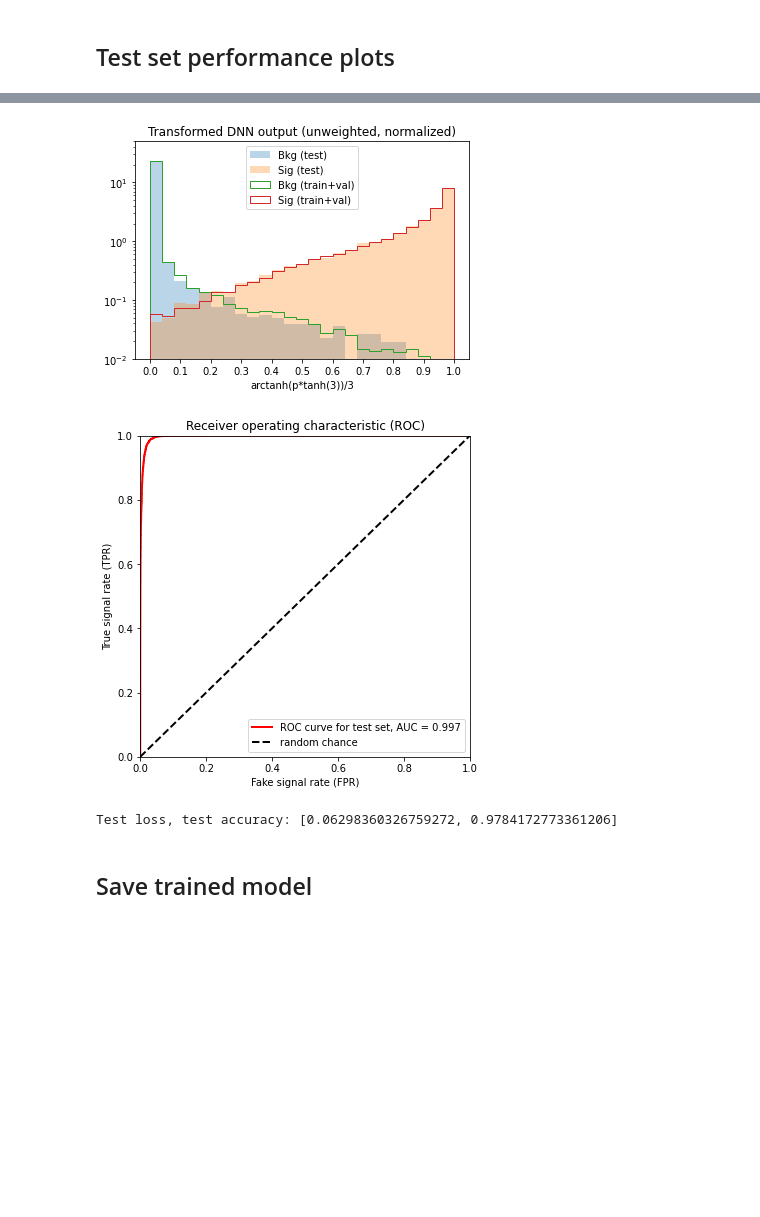
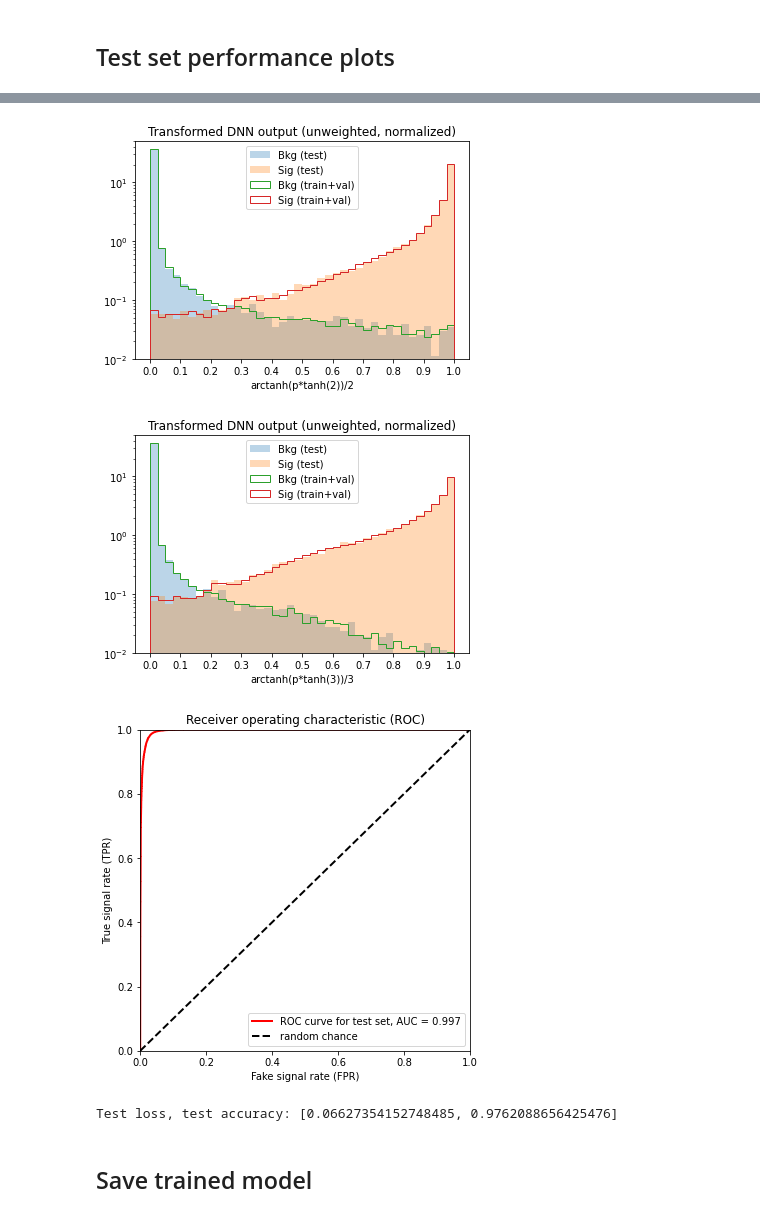
Before and after one commit to skkwan/haabbtt_neural_network, a Jupyter notebook: DNN_em_allyears-1b.ipynb, the cells around one changed output, grey strips where cells are left out. Saved outputs shown, nothing was run; the diff lists cells and outputs as text; code cells hidden in the pictures; blank space fills up the shorter version.

```diff
--- a/DNN_em_allyears-1b.ipynb
+++ b/DNN_em_allyears-1b.ipynb
@@ -289,8 +289,8 @@ for i in range(1,len(files16)):
 ###### for 1b events
 feature_list = ['pt_1', 'pt_2', 'm_btt', 'm_b1ele', 'm_b1mu',\
                 'dR_tt', 'dR_b1ele', 'dR_b1mu', 'dR_b1tt',\
-                'tt_eta', 'mT_ele', 'mT_mu', 'mT_b1', 'Dzeta',\
-                'bpt_deepflavour_1', 'tt_pt']
+                'tt_pt', 'tt_eta', 'mT_ele', 'mT_mu', 'mT_b1', 'Dzeta',\
+                'bpt_deepflavour_1']
 
 # convert root RDataFrame into pandas DataFrame, saving only the features as columns
 for i in range(1,len(files18)):
@@ -360,9 +360,9 @@ qcd_allyears.shape: (39460, 16)
 ## Split into MC/data
 # %%
 # reduce class 0 sample size for balanced training
-ZTT_allyears = ZTT_allyears.sample(n = 1196, random_state = 20)#7153->3.1%->
-TT_allyears = TT_allyears.sample(n = 35678, random_state = 20)#216569->92.5%->
-qcd_allyears = qcd_allyears.sample(n = 1697, random_state = 20)#10363->4.4%->
+ZTT_allyears = ZTT_allyears.sample(n = 3411, random_state = 20)#3.1%
+TT_allyears = TT_allyears.sample(n = 101768, random_state = 20)#92.5%
+qcd_allyears = qcd_allyears.sample(n = 4841, random_state = 20)#4.4%
 
 # collect all MC as one dataframe, separated from another datafream for observed data
 df_bkg = [ZTT_allyears, TT_allyears, qcd_allyears]
@@ -793,7 +759,7 @@ _________________________________________________________________
 # 1 epoch = 1 pass through the data set
 # typical mini-batch size = 2^n for faster computation
 history = model.fit(X_train, Y_train,
-                    epochs = 20,
+                    epochs = 10,
                     validation_data = (X_val, Y_val),
                     batch_size = 256)
 # %% [output]
@@ -875,11 +835,11 @@ for i in range(Y_train_val.shape[0]):
 # %% [markdown]
 ## Test set performance plots
 # %%
-#pyplot.hist(model.predict(X_test_bkg), density = 1, range = (0.0, 1.0), bins = 25, alpha = 0.3, label = 'Bkg (test)')
-pyplot.hist(model.predict(X_test_bkg), density = 1, range = (0.0, 1.0), bins = 25, alpha = 0.3, label = 'Bkg (test)', log = True)
-pyplot.hist(model.predict(X_test_sig), density = 1, range = (0.0, 1.0), bins = 25, alpha = 0.3, label = 'Sig (test)')
-pyplot.hist(model.predict(X_train_val_bkg), density = 1, range = (0.0, 1.0), bins = 25, label = 'Bkg (train+val)', histtype = 'step')
-pyplot.hist(model.predict(X_train_val_sig), density = 1, range = (0.0, 1.0), bins = 25, label = 'Sig (train+val)', histtype = 'step')
+#pyplot.hist(model.predict(X_test_bkg), density = 1, range = (0.0, 1.0), bins = 40, alpha = 0.3, label = 'Bkg (test)')
+pyplot.hist(model.predict(X_test_bkg), density = 1, range = (0.0, 1.0), bins = 40, alpha = 0.3, label = 'Bkg (test)', log = True)
+pyplot.hist(model.predict(X_test_sig), density = 1, range = (0.0, 1.0), bins = 40, alpha = 0.3, label = 'Sig (test)')
+pyplot.hist(model.predict(X_train_val_bkg), density = 1, range = (0.0, 1.0), bins = 40, label = 'Bkg (train+val)', histtype = 'step')
+pyplot.hist(model.predict(X_train_val_sig), density = 1, range = (0.0, 1.0), bins = 40, label = 'Sig (train+val)', histtype = 'step')
 pyplot.legend(loc = 'upper center')
 pyplot.title('DNN output (unweighted, normalized)')
 pyplot.xlabel('Signal probability p')
@@ -887,11 +847,11 @@ pyplot.xticks(np.arange(0, 1.1, step = 0.1))
 pyplot.ylim(1e-2,5e1)
 pyplot.show()
 
-#pyplot.hist(np.arctanh(model.predict(X_test_bkg)*np.tanh(1)), density = 1, range = (0.0, 1), bins = 32, alpha = 0.3, label = 'Bkg (test)')
-pyplot.hist(np.arctanh(model.predict(X_test_bkg)*np.tanh(1)), density = 1, range = (0.0, 1), bins = 25, alpha = 0.3, label = 'Bkg (test)', log = True)
-pyplot.hist(np.arctanh(model.predict(X_test_sig)*np.tanh(1)), density = 1, range = (0.0, 1), bins = 25, alpha = 0.3, label = 'Sig (test)')
-pyplot.hist(np.arctanh(model.predict(X_train_val_bkg)*np.tanh(1)), density = 1, range = (0.0, 1), bins = 25, label = 'Bkg (train+val)', histtype = 'step')
-pyplot.hist(np.arctanh(model.predict(X_train_val_sig)*np.tanh(1)), density = 1, range = (0.0, 1), bins = 25, label = 'Sig (train+val)', histtype = 'step')
+#pyplot.hist(np.arctanh(model.predict(X_test_bkg)*np.tanh(1)), density = 1, range = (0.0, 1), bins = 40, alpha = 0.3, label = 'Bkg (test)')
+pyplot.hist(np.arctanh(model.predict(X_test_bkg)*np.tanh(1)), density = 1, range = (0.0, 1), bins = 40, alpha = 0.3, label = 'Bkg (test)', log = True)
+pyplot.hist(np.arctanh(model.predict(X_test_sig)*np.tanh(1)), density = 1, range = (0.0, 1), bins = 40, alpha = 0.3, label = 'Sig (test)')
+pyplot.hist(np.arctanh(model.predict(X_train_val_bkg)*np.tanh(1)), density = 1, range = (0.0, 1), bins = 40, label = 'Bkg (train+val)', histtype = 'step')
+pyplot.hist(np.arctanh(model.predict(X_train_val_sig)*np.tanh(1)), density = 1, range = (0.0, 1), bins = 40, label = 'Sig (train+val)', histtype = 'step')
 pyplot.legend(loc = 'upper center')
 pyplot.title('Transformed DNN output (unweighted, normalized)')
 pyplot.xlabel('arctanh(p*tanh(1))')
@@ -899,11 +859,23 @@ pyplot.xticks(np.arange(0, 1.1, step = 0.1))
 pyplot.ylim(1e-2,5e1)
 pyplot.show()
 
+#pyplot.hist(np.arctanh(model.predict(X_test_bkg)*np.tanh(1.5))/1.5, density = 1, range = (0.0, 1), bins = 40, alpha = 0.3, label = 'Bkg (test)')
+pyplot.hist(np.arctanh(model.predict(X_test_bkg)*np.tanh(1.5))/1.5, density = 1, range = (0.0, 1), bins = 40, alpha = 0.3, label = 'Bkg (test)', log = True)
+pyplot.hist(np.arctanh(model.predict(X_test_sig)*np.tanh(1.5))/1.5, density = 1, range = (0.0, 1), bins = 40, alpha = 0.3, label = 'Sig (test)')
+pyplot.hist(np.arctanh(model.predict(X_train_val_bkg)*np.tanh(1.5))/1.5, density = 1, range = (0.0, 1), bins = 40, label = 'Bkg (train+val)', histtype = 'step')
+pyplot.hist(np.arctanh(model.predict(X_train_val_sig)*np.tanh(1.5))/1.5, density = 1, range = (0.0, 1), bins = 40, label = 'Sig (train+val)', histtype = 'step')
+pyplot.legend(loc = 'upper center')
+pyplot.title('Transformed DNN output (unweighted, normalized)')
+pyplot.xlabel('arctanh(p*tanh(1.5))/1.5')
+pyplot.xticks(np.arange(0, 1.1, step = 0.1))
+pyplot.ylim(1e-2,5e1)
+pyplot.show()
+
 #pyplot.hist(np.arctanh(model.predict(X_test_bkg)*np.tanh(2))/2, density = 1, range = (0.0, 1), bins = 40, alpha = 0.3, label = 'Bkg (test)')
-pyplot.hist(np.arctanh(model.predict(X_test_bkg)*np.tanh(2))/2, density = 1, range = (0.0, 1), bins = 25, alpha = 0.3, label = 'Bkg (test)', log = True)
-pyplot.hist(np.arctanh(model.predict(X_test_sig)*np.tanh(2))/2, density = 1, range = (0.0, 1), bins = 25, alpha = 0.3, label = 'Sig (test)')
-pyplot.hist(np.arctanh(model.predict(X_train_val_bkg)*np.tanh(2))/2, density = 1, range = (0.0, 1), bins = 25, label = 'Bkg (train+val)', histtype = 'step')
-pyplot.hist(np.arctanh(model.predict(X_train_val_sig)*np.tanh(2))/2, density = 1, range = (0.0, 1), bins = 25, label = 'Sig (train+val)', histtype = 'step')
+pyplot.hist(np.arctanh(model.predict(X_test_bkg)*np.tanh(2))/2, density = 1, range = (0.0, 1), bins = 40, alpha = 0.3, label = 'Bkg (test)', log = True)
+pyplot.hist(np.arctanh(model.predict(X_test_sig)*np.tanh(2))/2, density = 1, range = (0.0, 1), bins = 40, alpha = 0.3, label = 'Sig (test)')
+pyplot.hist(np.arctanh(model.predict(X_train_val_bkg)*np.tanh(2))/2, density = 1, range = (0.0, 1), bins = 40, label = 'Bkg (train+val)', histtype = 'step')
+pyplot.hist(np.arctanh(model.predict(X_train_val_sig)*np.tanh(2))/2, density = 1, range = (0.0, 1), bins = 40, label = 'Sig (train+val)', histtype = 'step')
 pyplot.legend(loc = 'upper center')
 pyplot.title('Transformed DNN output (unweighted, normalized)')
 pyplot.xlabel('arctanh(p*tanh(2))/2')
@@ -912,10 +884,10 @@ pyplot.ylim(1e-2,5e1)
 pyplot.show()
 
 #pyplot.hist(np.arctanh(model.predict(X_test_bkg)*np.tanh(3))/3, density = 1, range = (0.0, 1), bins = 40, alpha = 0.3, label = 'Bkg (test)')
-pyplot.hist(np.arctanh(model.predict(X_test_bkg)*np.tanh(3))/3, density = 1, range = (0.0, 1), bins = 25, alpha = 0.3, label = 'Bkg (test)', log = True)
-pyplot.hist(np.arctanh(model.predict(X_test_sig)*np.tanh(3))/3, density = 1, range = (0.0, 1), bins = 25, alpha = 0.3, label = 'Sig (test)')
-pyplot.hist(np.arctanh(model.predict(X_train_val_bkg)*np.tanh(3))/3, density = 1, range = (0.0, 1), bins = 25, label = 'Bkg (train+val)', histtype = 'step')
-pyplot.hist(np.arctanh(model.predict(X_train_val_sig)*np.tanh(3))/3, density = 1, range = (0.0, 1), bins = 25, label = 'Sig (train+val)', histtype = 'step')
+pyplot.hist(np.arctanh(model.predict(X_test_bkg)*np.tanh(3))/3, density = 1, range = (0.0, 1), bins = 40, alpha = 0.3, label = 'Bkg (test)', log = True)
+pyplot.hist(np.arctanh(model.predict(X_test_sig)*np.tanh(3))/3, density = 1, range = (0.0, 1), bins = 40, alpha = 0.3, label = 'Sig (test)')
+pyplot.hist(np.arctanh(model.predict(X_train_val_bkg)*np.tanh(3))/3, density = 1, range = (0.0, 1), bins = 40, label = 'Bkg (train+val)', histtype = 'step')
+pyplot.hist(np.arctanh(model.predict(X_train_val_sig)*np.tanh(3))/3, density = 1, range = (0.0, 1), bins = 40, label = 'Sig (train+val)', histtype = 'step')
 pyplot.legend(loc = 'upper center')
 pyplot.title('Transformed DNN output (unweighted, normalized)')
 pyplot.xlabel('arctanh(p*tanh(3))/3')
@@ -948,6 +920,7 @@ print("Test loss, test accuracy:", results)
-[figure, old version]
+[figure, new version]
-[figure, old version]
+[figure, new version]
+[figure, added]
-Test loss, test accuracy: [0.06298360326759272, 0.9784172773361206]
+Test loss, test accuracy: [0.06627354152748485, 0.9762088656425476]
 # %% [markdown]
 ## Save trained model
 # %%
```
Also changed, not shown: parts of 18 cells of this notebook, 20 other files.
